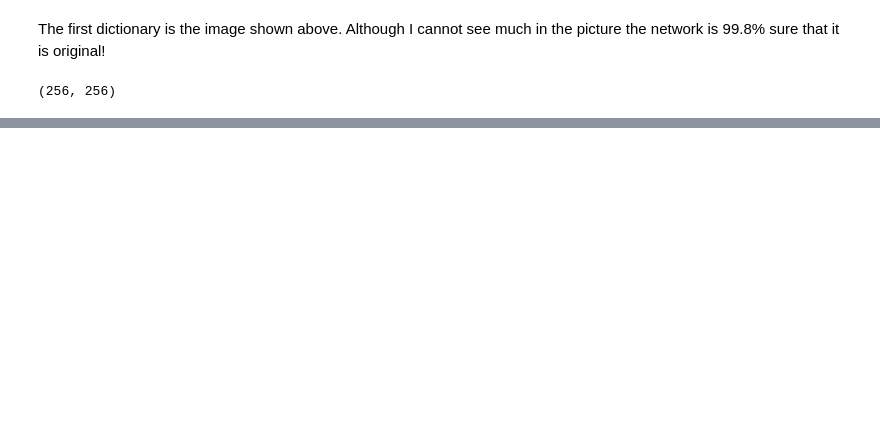
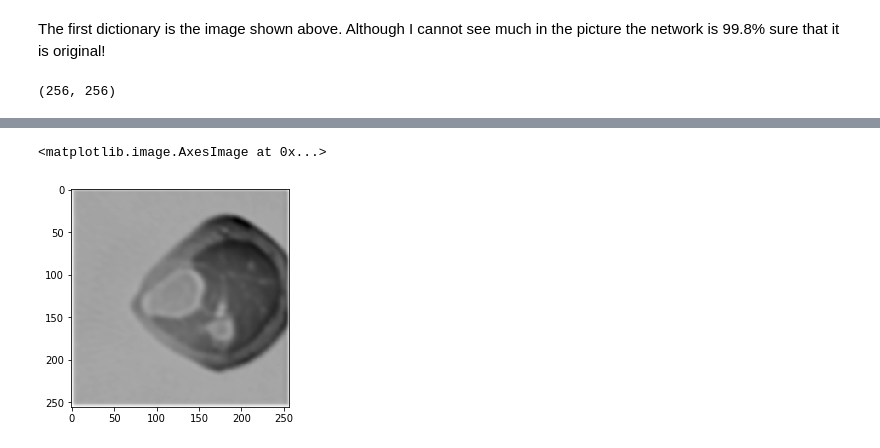
Before and after one commit to titoeb/DeepMRI, a Jupyter notebook: DnCNN_V1_Load_model.ipynb, the cells around one changed output, grey strips where cells are left out. Saved outputs shown, nothing was run; the diff lists cells and outputs as text; code cells hidden in the pictures; blank space fills up the shorter version.

```diff
--- a/DnCNN_V1_Load_model.ipynb
+++ b/DnCNN_V1_Load_model.ipynb
@@ -104,11 +38,12 @@ def conv_layer(tensor_in, name_layer, is_training):
 # %% [markdown]
 # Create and train CNN
 # %%
+
 def cnn_model_fn(features, labels, mode):
 
     ## Hyper paramters ##
-    eps_start = 0.04 #learning rate in the beginning
-    eps_end = eps_start / 100 #final learning rate
+    eps_start = 0.05 #learning rate in the beginning
+    eps_end = 0.005 #final learning rate
     tau = 10000 # number of iterations afterwards is the learning rate constant
     #####################
 
@@ -173,7 +108,6 @@ def cnn_model_fn(features, labels, mode):
         train_op = optimizer.minimize(loss = loss, global_step=tf.train.get_global_step())
         return tf.estimator.EstimatorSpec(mode=mode, loss=loss, train_op=train_op)
 
-
     # Output all learnable variables for tensorboard
     for var in tf.trainable_variables():
         name = var.name
@@ -197,4 +126,4 @@ eval_labels = Y_eval
 # %% [markdown]
 Create the estimator
 # %%
-runconf = tf.estimator.RunConfig(save_summary_steps=5, log_step_count_steps = 1)
+runconf = tf.estimator.RunConfig(save_summary_steps=20, log_step_count_steps = 20)
@@ -203,5 +130,5 @@ save_dir = "/tmp/tmp_nets/" + str(datetime.datetime.now())[0:19].replace("-", "_
 # %%
 ImpNet = tf.estimator.Estimator(config=runconf,
-    model_fn=cnn_model_fn, model_dir='/scratch2/ttoebro/models/2018_12_05_08_05_06'
+    model_fn=cnn_model_fn, model_dir='/home/cloud/models/2018_12_05_16_21_33'
     )
 # %% [output]
@@ -234,4 +135,0 @@ train_input_fn = tf.estimator.inputs.numpy_input_fn(
-# %%
-ImpNet.train(
-    input_fn=train_input_fn,
-    steps=3)
@@ -349 +186,6 @@ plt.imshow(X_eval[8,:,:,0], cmap='gray')
+# %%
+plt.imshow((predict_results[1][:,:,0]), cmap='gray')
+# %% [output]
+<matplotlib.image.AxesImage at 0x...>
+[figure, added]
 # %%
```
Also changed, not shown: parts of 56 cells of this notebook, 4 other files.
